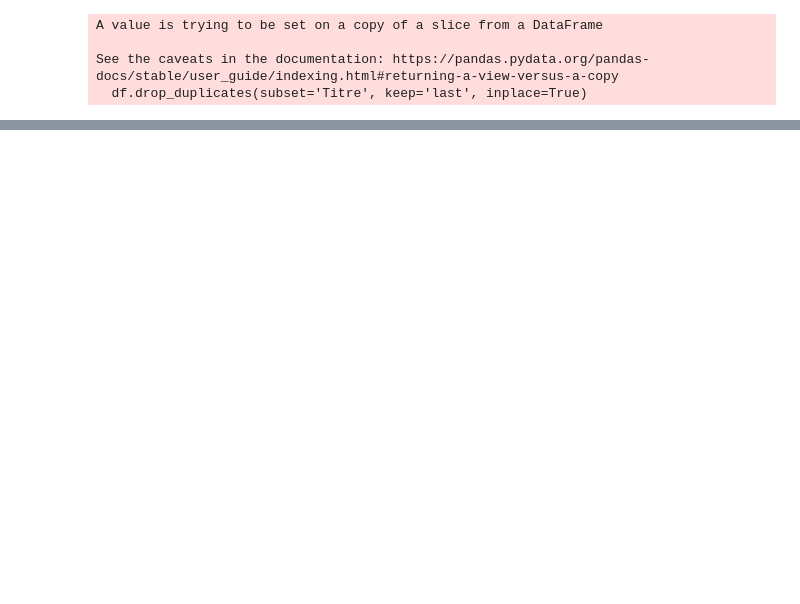
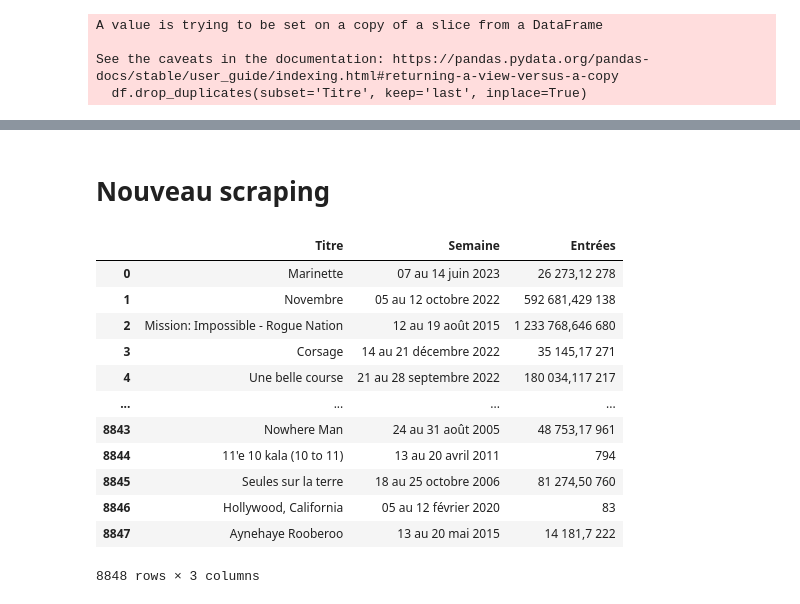
Before and after one commit to impejonathan/ML_recap, a Jupyter notebook: df_titre_entrées.ipynb, the cells around one changed output, grey strips where cells are left out. Cells and saved outputs as stored; diff of their text form; code cells hidden in the pictures; blank space fills up the shorter version.

```diff
--- a/df_titre_entrées.ipynb
+++ b/df_titre_entrées.ipynb
@@ -304,0 +297,20 @@ df.to_csv('allocine_titre_entrees_gold.csv', index=False)
+# %% [markdown]
+# Nouveau scraping
+# %%
+df2 = pd.read_csv('allocine_films/data11.csv')
+# %%
+df2
+# %% [output]
+|  | Titre | Semaine | Entrées |
+| 0 | Marinette | 07 au 14 juin 2023 | 26 273,12 278 |
+| 1 | Novembre | 05 au 12 octobre 2022 | 592 681,429 138 |
+| 2 | Mission: Impossible - Rogue Nation | 12 au 19 août 2015 | 1 233 768,646 680 |
+| 3 | Corsage | 14 au 21 décembre 2022 | 35 145,17 271 |
+| 4 | Une belle course | 21 au 28 septembre 2022 | 180 034,117 217 |
+| ... | ... | ... | ... |
+| 8843 | Nowhere Man | 24 au 31 août 2005 | 48 753,17 961 |
+| 8844 | 11'e 10 kala (10 to 11) | 13 au 20 avril 2011 | 794 |
+| 8845 | Seules sur la terre | 18 au 25 octobre 2006 | 81 274,50 760 |
+| 8846 | Hollywood, California | 05 au 12 février 2020 | 83 |
+| 8847 | Aynehaye Rooberoo | 13 au 20 mai 2015 | 14 181,7 222 |
+8848 rows × 3 columns
```
Also changed, not shown: parts of 37 cells of this notebook, 10 other files.
